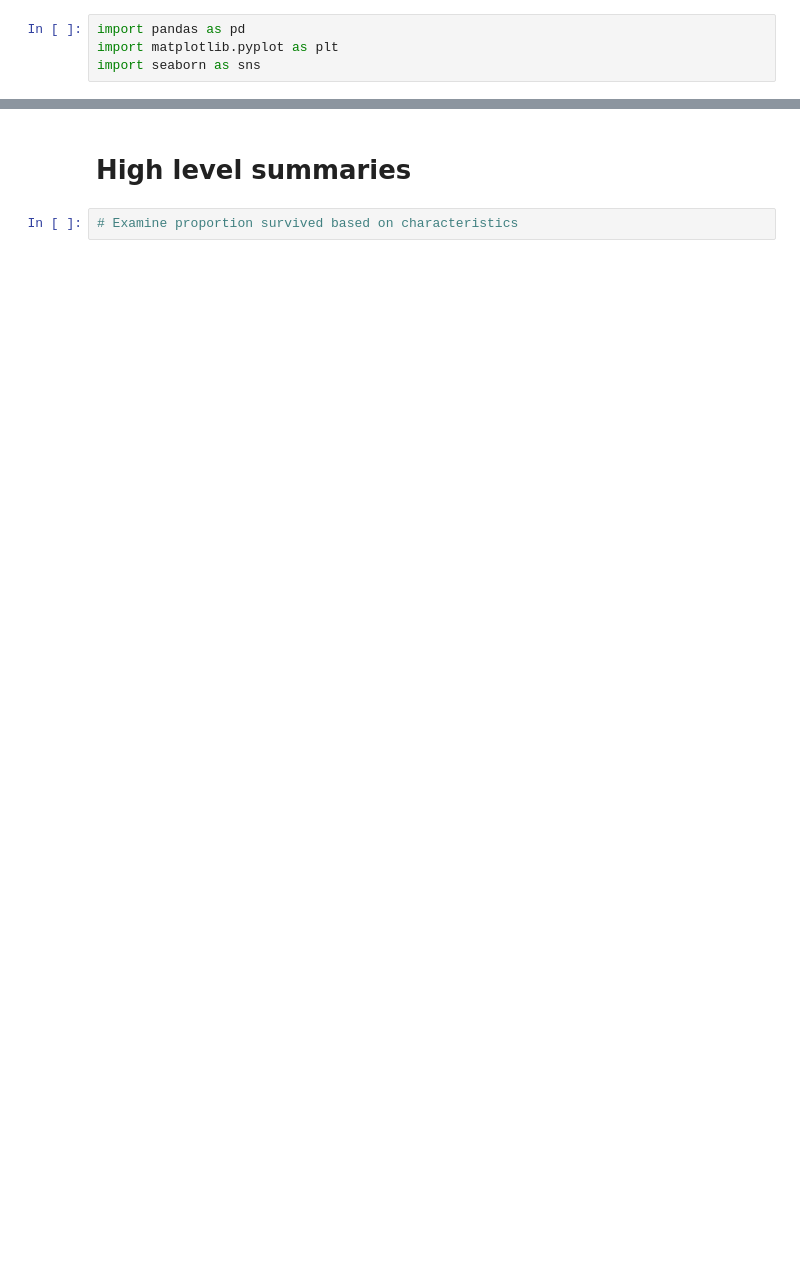
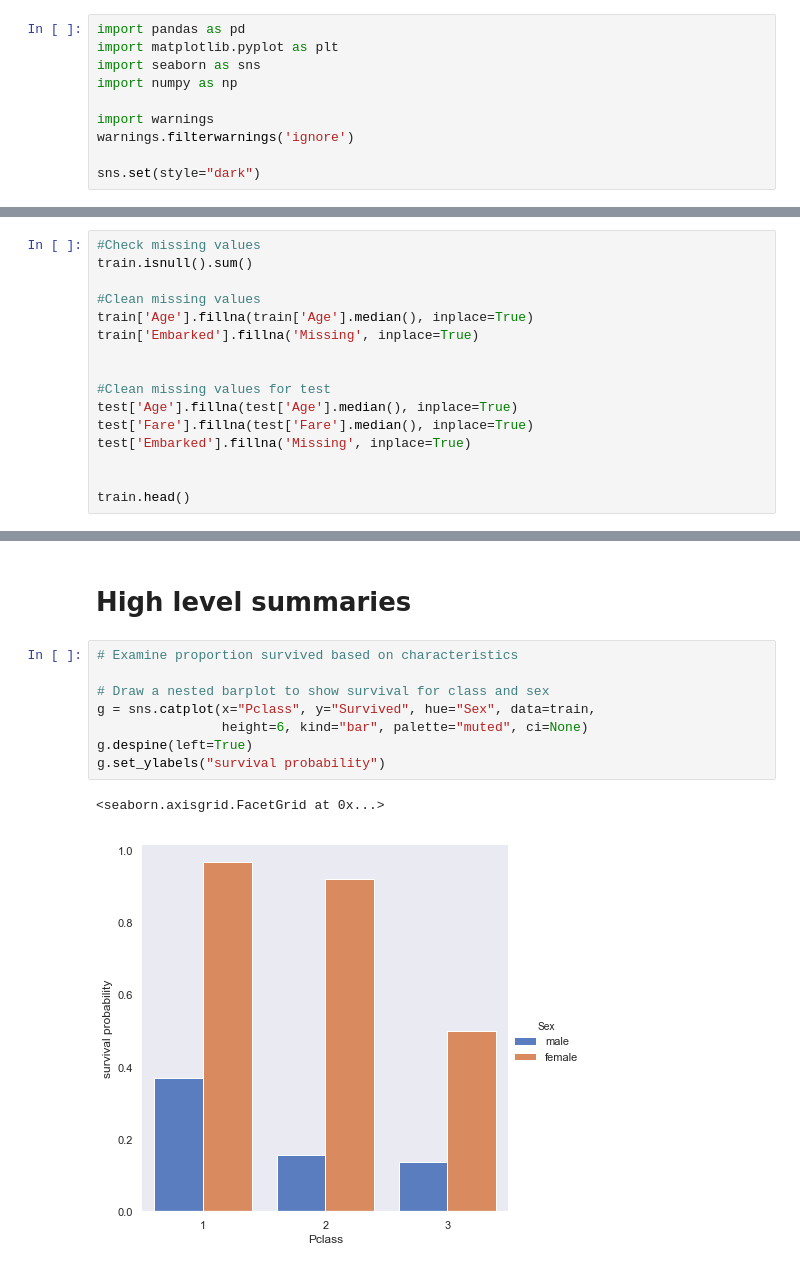
Before and after one commit to aoshdev/data-analysis, a Jupyter notebook: Titanic/titanic-analysis.ipynb, the cells around one changed output, grey strips where cells are left out. Cells and saved outputs as stored; diff of their text form; blank space fills up the shorter version.

```diff
--- a/Titanic/titanic-analysis.ipynb
+++ b/Titanic/titanic-analysis.ipynb
@@ -4,5 +4,11 @@
 import pandas as pd
 import matplotlib.pyplot as plt
 import seaborn as sns
+import numpy as np
+
+import warnings
+warnings.filterwarnings('ignore')
+
+sns.set(style="dark")
 # %%
 train = pd.read_csv('train.csv')
@@ -17,0 +16,16 @@ train.head()
+# %%
+#Check missing values
+train.isnull().sum()
+
+#Clean missing values
+train['Age'].fillna(train['Age'].median(), inplace=True)
+train['Embarked'].fillna('Missing', inplace=True)
+
+
+#Clean missing values for test
+test['Age'].fillna(test['Age'].median(), inplace=True)
+test['Fare'].fillna(test['Fare'].median(), inplace=True)
+test['Embarked'].fillna('Missing', inplace=True)
+
+
+train.head()
@@ -18,4 +39,13 @@ train.head()
 # %% [markdown]
 # High level summaries
-# %%
-# Examine proportion survived based on characteristics
+# %%
+# Examine proportion survived based on characteristics
+
+# Draw a nested barplot to show survival for class and sex
+g = sns.catplot(x="Pclass", y="Survived", hue="Sex", data=train,
+                height=6, kind="bar", palette="muted", ci=None)
+g.despine(left=True)
+g.set_ylabels("survival probability")
+# %% [output]
+<seaborn.axisgrid.FacetGrid at 0x...>
+[figure, added]
```
Also changed, not shown: parts of 9 cells of this notebook, 1 other file.
